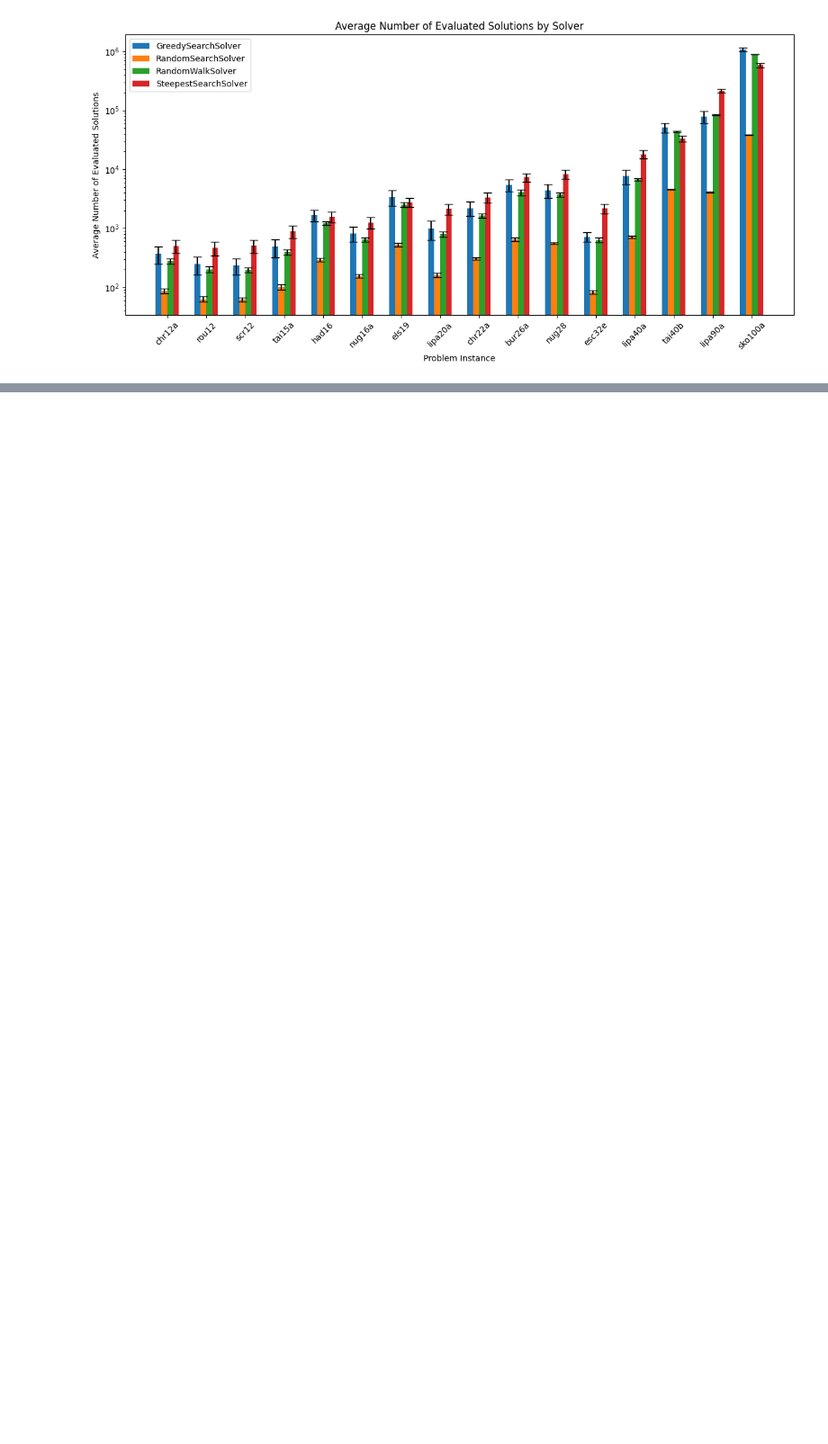
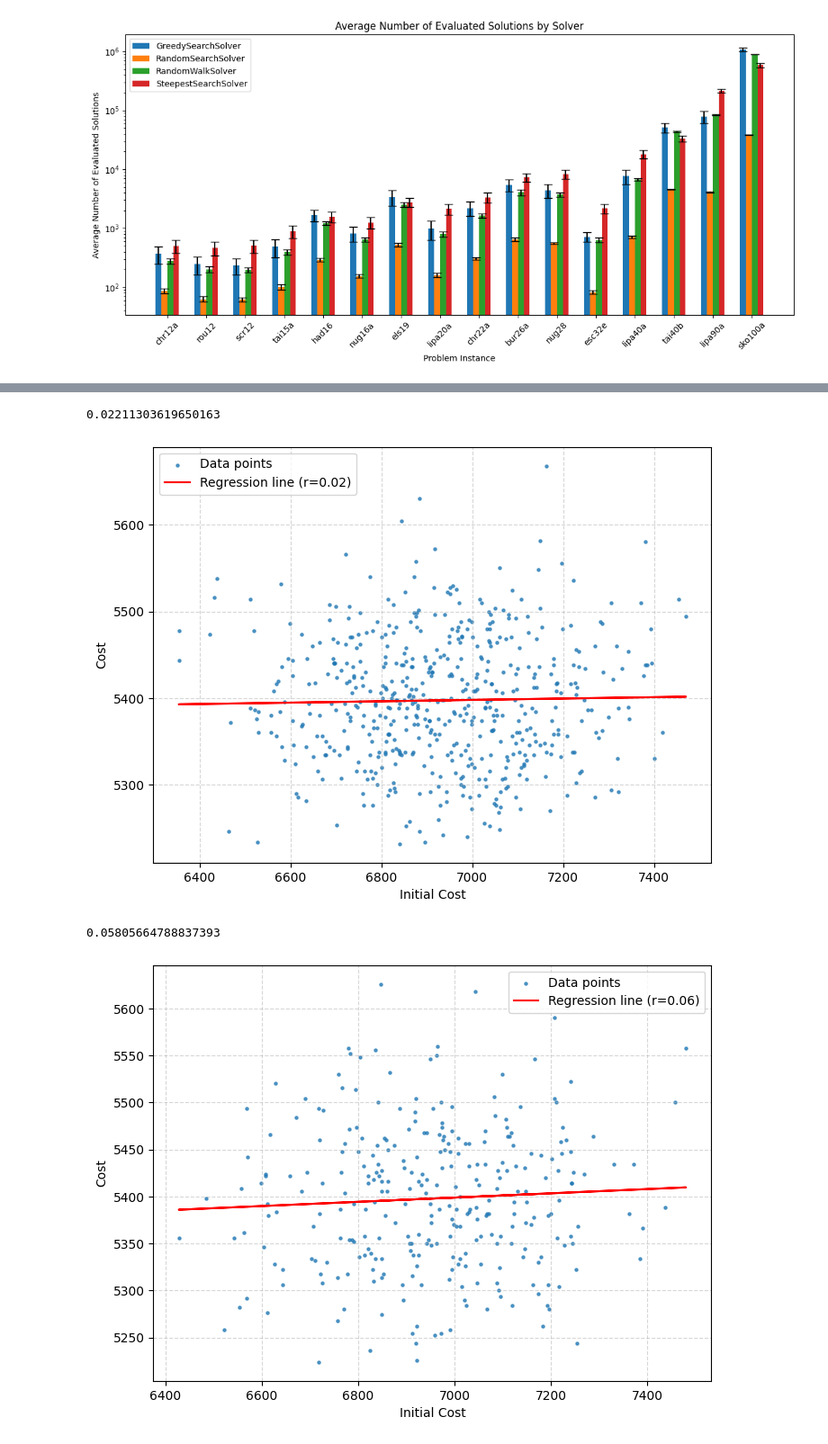
Before and after one commit to krzysztof-m-w/BIA, a Jupyter notebook: result_analysis.ipynb, the cells around one changed output, grey strips where cells are left out. Shown at 90% size. Drawn from its saved outputs; the diff is of its cells as text; code cells hidden in the pictures; blank space fills up the shorter version.

```diff
--- a/result_analysis.ipynb
+++ b/result_analysis.ipynb
@@ -414,0 +491,8 @@ plt.show()
+# %%
+plot_cost_init_cost('GreedySearchSolver', 'nug28')
+plot_cost_init_cost('SteepestSearchSolver', 'nug28')
+# %% [output]
+0.02211303619650163
+[figure, added]
+0.05805664788837393
+[figure, added]
```
Also changed, not shown: parts of 7 cells of this notebook.
